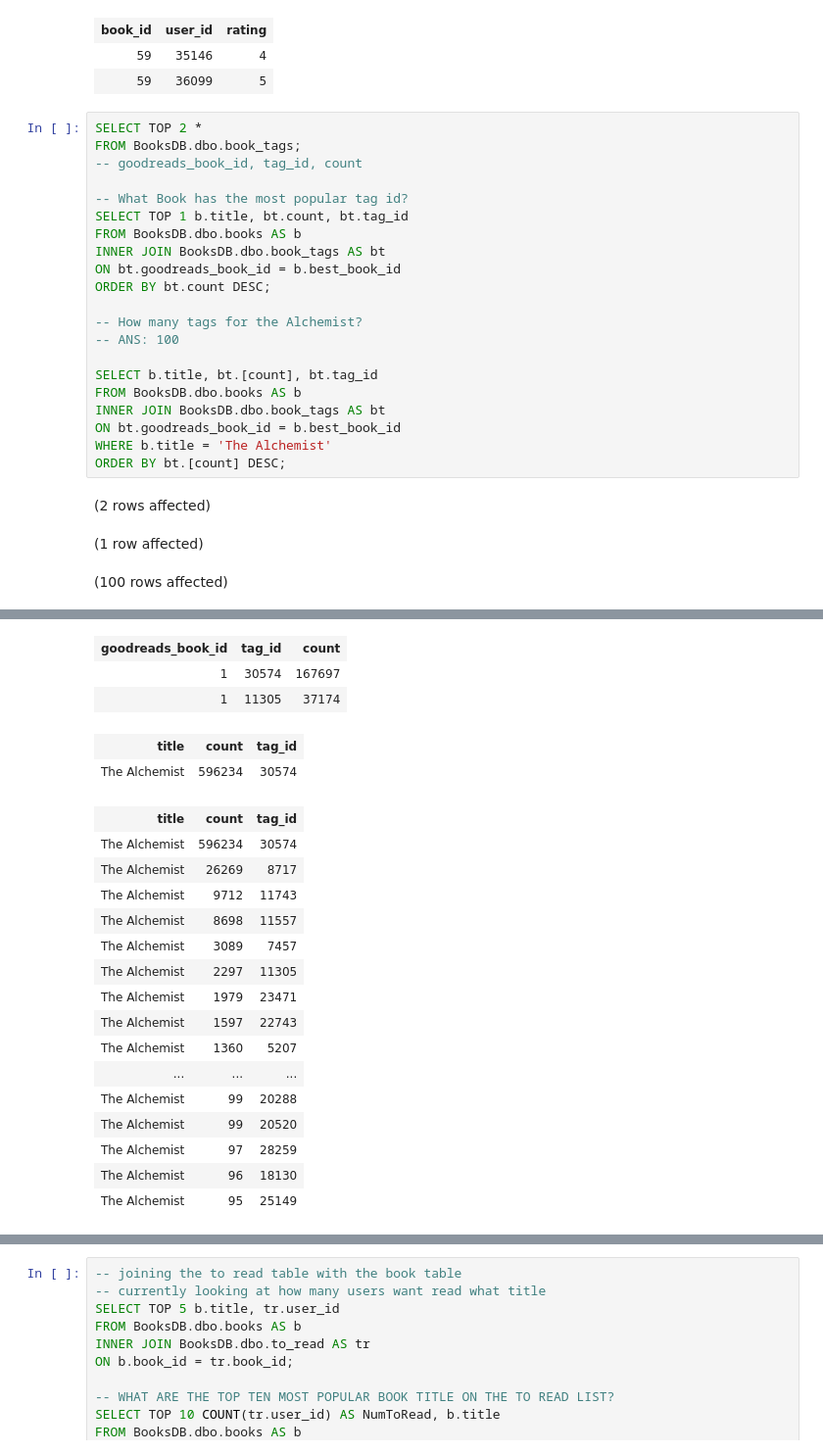
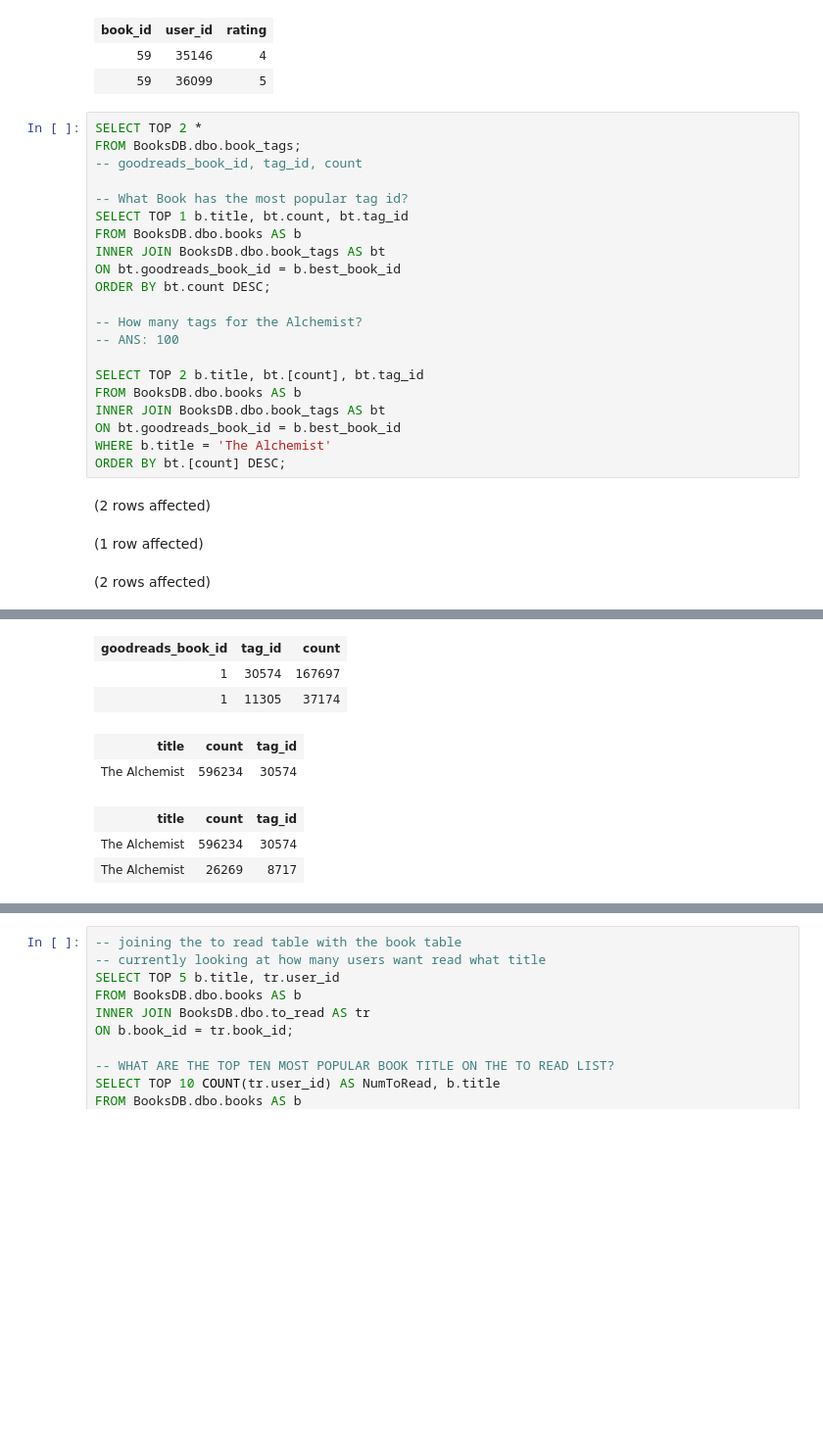
Before and after one commit to yayasanya/SQL-Part-3-Exercises, a Jupyter notebook: SQL-Part-3-Exercises/Notebook-1.ipynb, the cells around one changed output, grey strips where cells are left out. Shown: that part at 98% size. Cells and saved outputs as stored; diff of their text form; blank space fills up the shorter version.

Commit message:
exploring joins in tags and books tables

```diff
--- a/SQL-Part-3-Exercises/Notebook-1.ipynb
+++ b/SQL-Part-3-Exercises/Notebook-1.ipynb
@@ -49,7 +49,7 @@ ORDER BY bt.count DESC;
 -- How many tags for the Alchemist?
 -- ANS: 100
 
-SELECT b.title, bt.[count], bt.tag_id
+SELECT TOP 2 b.title, bt.[count], bt.tag_id
 FROM BooksDB.dbo.books AS b
 INNER JOIN BooksDB.dbo.book_tags AS bt
 ON bt.goodreads_book_id = b.best_book_id
@@ -58,4 +58,4 @@ ORDER BY bt.[count] DESC;
 # %% [output]
 (2 rows affected)
 (1 row affected)
-(100 rows affected)
+(2 rows affected)
@@ -63,21 +63,8 @@ Total execution time: 00:00:01.161
 | goodreads_book_id | tag_id | count |
 | 1 | 30574 | 167697 |
 | 1 | 11305 | 37174 |
 | title | count | tag_id |
 | The Alchemist | 596234 | 30574 |
 | title | count | tag_id |
 | The Alchemist | 596234 | 30574 |
 | The Alchemist | 26269 | 8717 |
-| The Alchemist | 9712 | 11743 |
-| The Alchemist | 8698 | 11557 |
-| The Alchemist | 3089 | 7457 |
-| The Alchemist | 2297 | 11305 |
-| The Alchemist | 1979 | 23471 |
-| The Alchemist | 1597 | 22743 |
-| The Alchemist | 1360 | 5207 |
-| ... | ... | ... |
-| The Alchemist | 99 | 20288 |
-| The Alchemist | 99 | 20520 |
-| The Alchemist | 97 | 28259 |
-| The Alchemist | 96 | 18130 |
-| The Alchemist | 95 | 25149 |
```
Also changed, not shown: parts of 3 cells of this notebook.
